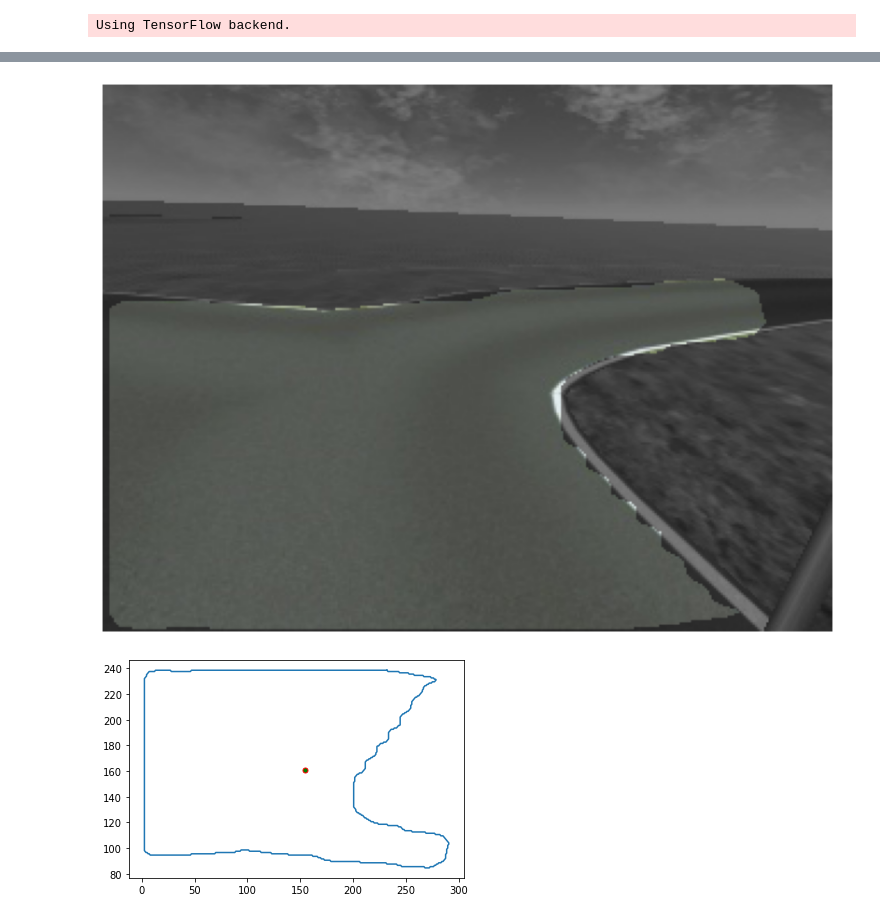
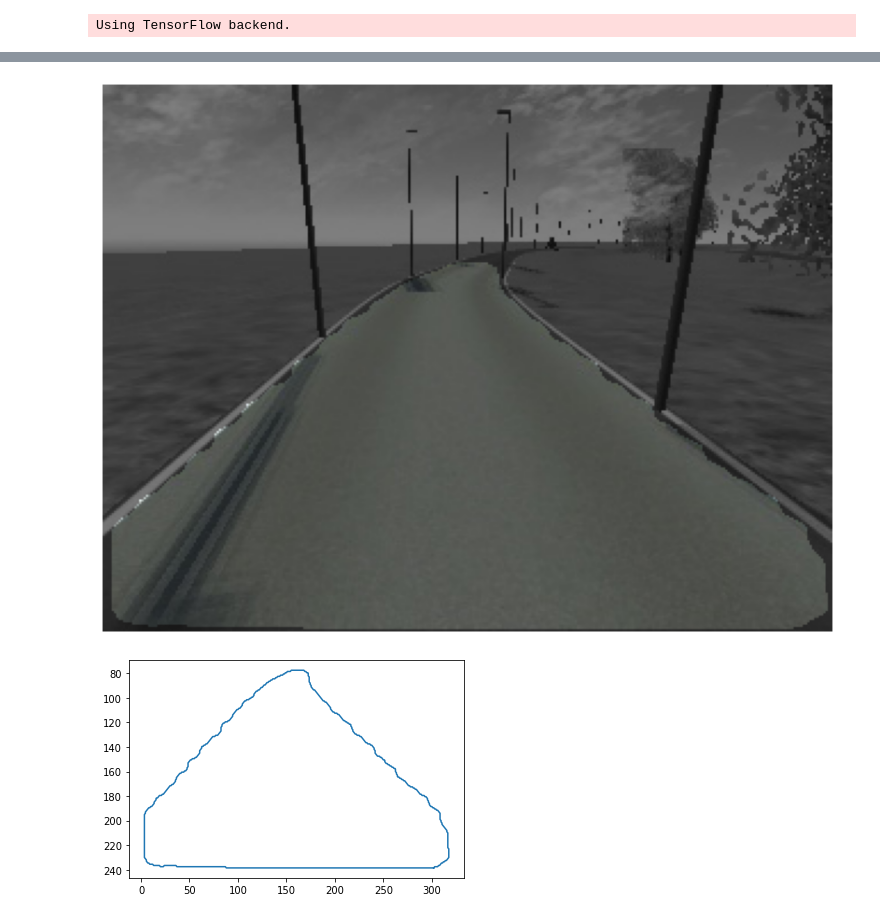
Before and after one commit to minhduccse/hcmut-fpt-digital-race, a Jupyter notebook: lane_segmentation/validate.ipynb, the cells around one changed output, grey strips where cells are left out. Cells and saved outputs as stored; diff of their text form; code cells hidden in the pictures.

```diff
--- a/lane_segmentation/validate.ipynb
+++ b/lane_segmentation/validate.ipynb
@@ -182,6 +180,6 @@ Test mAP: 1.000
 # %%
 #Test on a single image
-lane_img = skimage.io.imread("/home/ubuntu/catkin/lane_segmentation/validate/savedImage1095.jpg")
+lane_img = skimage.io.imread("/home/ubuntu/catkin/lane_segmentation/validate/savedImage472.jpg")
 # plt.imshow(lane_img)
 
 # detected = model.detect([lane_img])
@@ -224,14 +222,14 @@ def color_splash(image, mask):
 splash = color_splash(lane_img, r['masks'])
 display_images([splash], cols=1)
 # %% [output]
-[figure, old version]
+[figure, new version]
 # %%
 from skimage.measure import find_contours
 import numpy as np
 import matplotlib.pyplot as plt
 
 
-def save_co_ordinates(image, boxes, masks, class_ids, class_names):
+def save_coordinates(image, boxes, masks, class_ids, class_names):
     image = image.split("/")[-1]
     image_data = []
 
@@ -242,36 +240,38 @@ def save_co_ordinates(image, boxes, masks, class_ids, class_names):
 
         mask = masks[:, :, i]
         padded_mask = np.zeros(
             (mask.shape[0] + 2, mask.shape[1] + 2), dtype=np.uint8)
         padded_mask[1:-1, 1:-1] = mask
         contours = find_contours(padded_mask, 0.5)
         for verts in contours:
             verts = np.fliplr(verts) - 1
             list_co_ordinates = np.moveaxis(verts, 1, 0).tolist()
 
             region = {"shape_attributes": {"all_points_x": list_co_ordinates[0],
                                            "all_points_y": list_co_ordinates[1]},
                       "region_attributes": {"name": {label: True}}}
             image_data.append(region)
     data = image_data
     return data
 
-shapes = save_co_ordinates("/home/ubuntu/catkin/lane_segmentation/validate/savedImage1112.jpg", r['rois'], r['masks'], r['class_ids'], class_names)
+shapes = save_coordinates("/home/ubuntu/catkin/lane_segmentation/validate/savedImage472.jpg", r['rois'], r['masks'], r['class_ids'], class_names)
 
 x_cor = None
 y_cor = None
 
 plt.figure()
 for shape in shapes:
     if shape is not None:
         x_cor = shape['shape_attributes']['all_points_x']
         y_cor = shape['shape_attributes']['all_points_y']
         plt.plot(x_cor+x_cor[:1], y_cor+y_cor[:1])
 
-x = [p for p in x_cor]
-y = [p for p in y_cor]
-centroid = [(sum(x) / len(x_cor)), (sum(y) / len(y_cor))]
-plt.plot(centroid[0], centroid[1], marker="o", markersize=5, markeredgecolor="red", markerfacecolor="green")
+# x = [p for p in x_cor]
+# y = [p for p in y_cor]
+# centroid = [(sum(x) / len(x_cor)), (sum(y) / len(y_cor))]
+# plt.plot(centroid[0], centroid[1], marker="o", markersize=5, markeredgecolor="red", markerfacecolor="green")
+
+plt.gca().invert_yaxis()
 plt.show()
 # %% [output]
-[figure, old version]
+[figure, new version]
```
Also changed, not shown: parts of 3 cells of this notebook, 1 other file.
